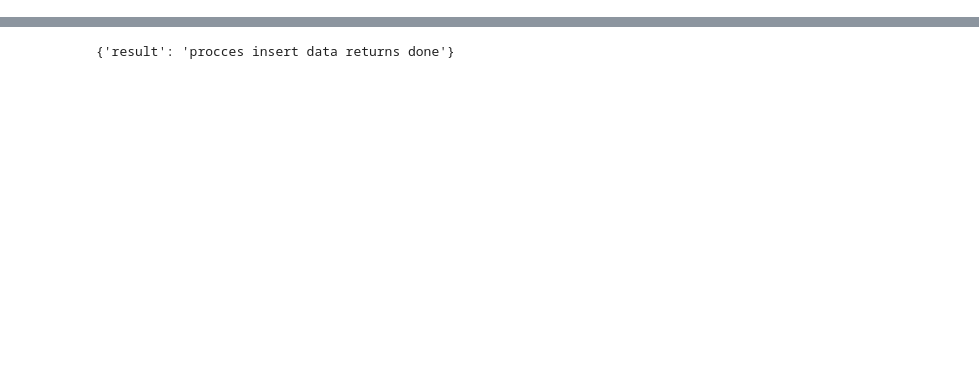
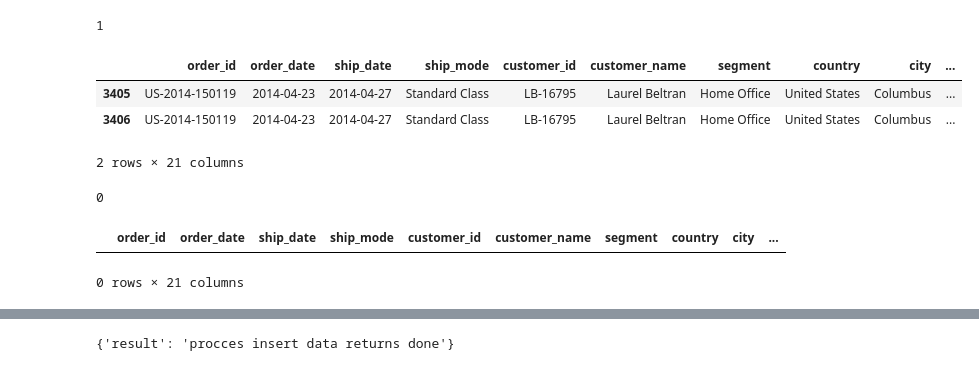
Before and after one commit to alimurtadho/dibimbing-bootcamp-BI, a Jupyter notebook: example etl python postgres/python_etl.ipynb, the cells around one changed output, grey strips where cells are left out. Cells and saved outputs as stored; diff of their text form; code cells hidden in the pictures; blank space fills up the shorter version.

```diff
--- a/example etl python postgres/python_etl.ipynb
+++ b/example etl python postgres/python_etl.ipynb
@@ -46,0 +96,12 @@ memory usage: 1.5+ MB
+# %%
+df_order.duplicated().sum()
+# %% [output]
+1
+# %%
+#show data is duplicate
+df_order[df_order.duplicated(keep=False)]
+# %% [output]
+|  | order_id | order_date | ship_date | ship_mode | customer_id | customer_name | segment | country | city | ... |
+| 3405 | US-2014-150119 | 2014-04-23 | 2014-04-27 | Standard Class | LB-16795 | Laurel Beltran | Home Office | United States | Columbus | ... |
+| 3406 | US-2014-150119 | 2014-04-23 | 2014-04-27 | Standard Class | LB-16795 | Laurel Beltran | Home Office | United States | Columbus | ... |
+2 rows × 21 columns
@@ -46,0 +110,9 @@ memory usage: 1.5+ MB
+# %%
+df_order.duplicated().sum()
+# %% [output]
+0
+# %%
+df_order[df_order.duplicated(keep=False)]
+# %% [output]
+|  | order_id | order_date | ship_date | ship_mode | customer_id | customer_name | segment | country | city | ... |
+0 rows × 21 columns
```
Also changed, not shown: parts of 25 cells of this notebook, 40 other files.
